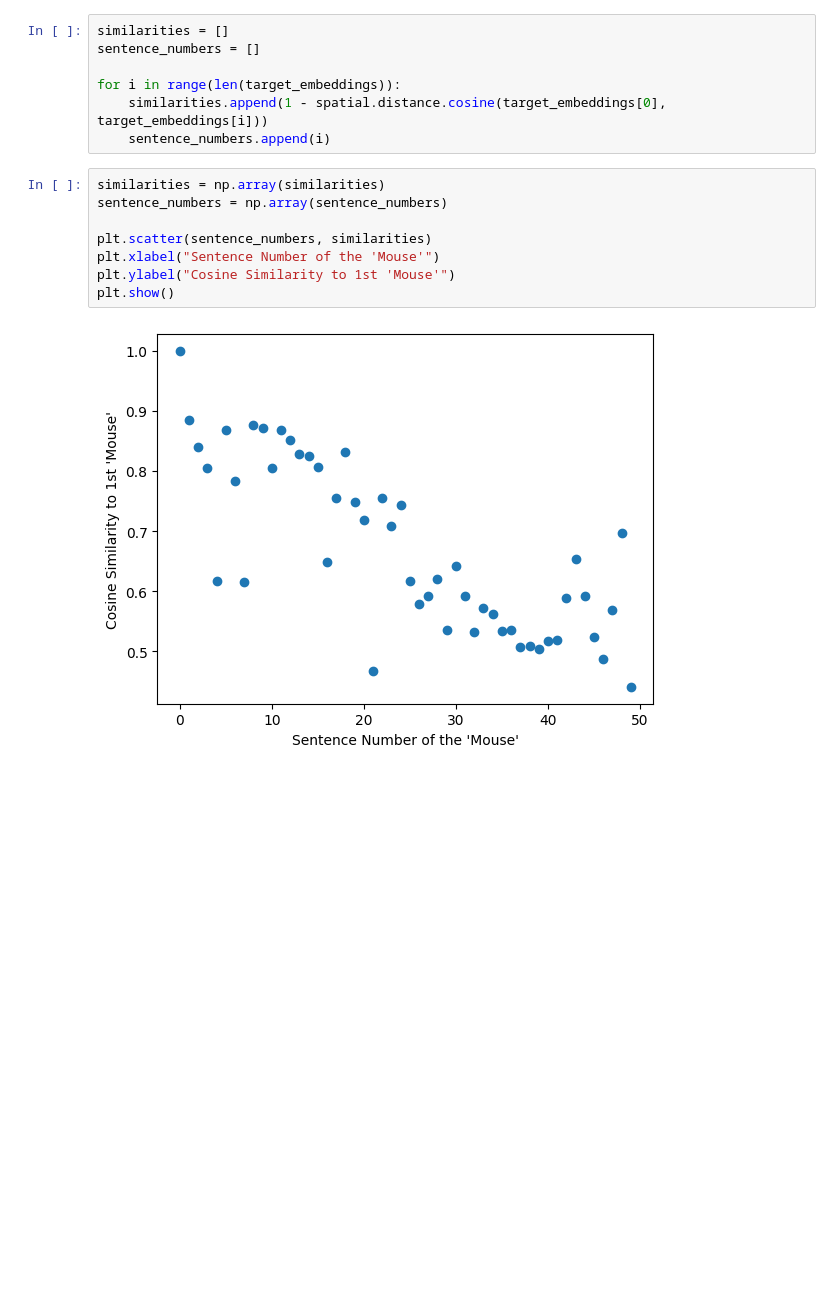
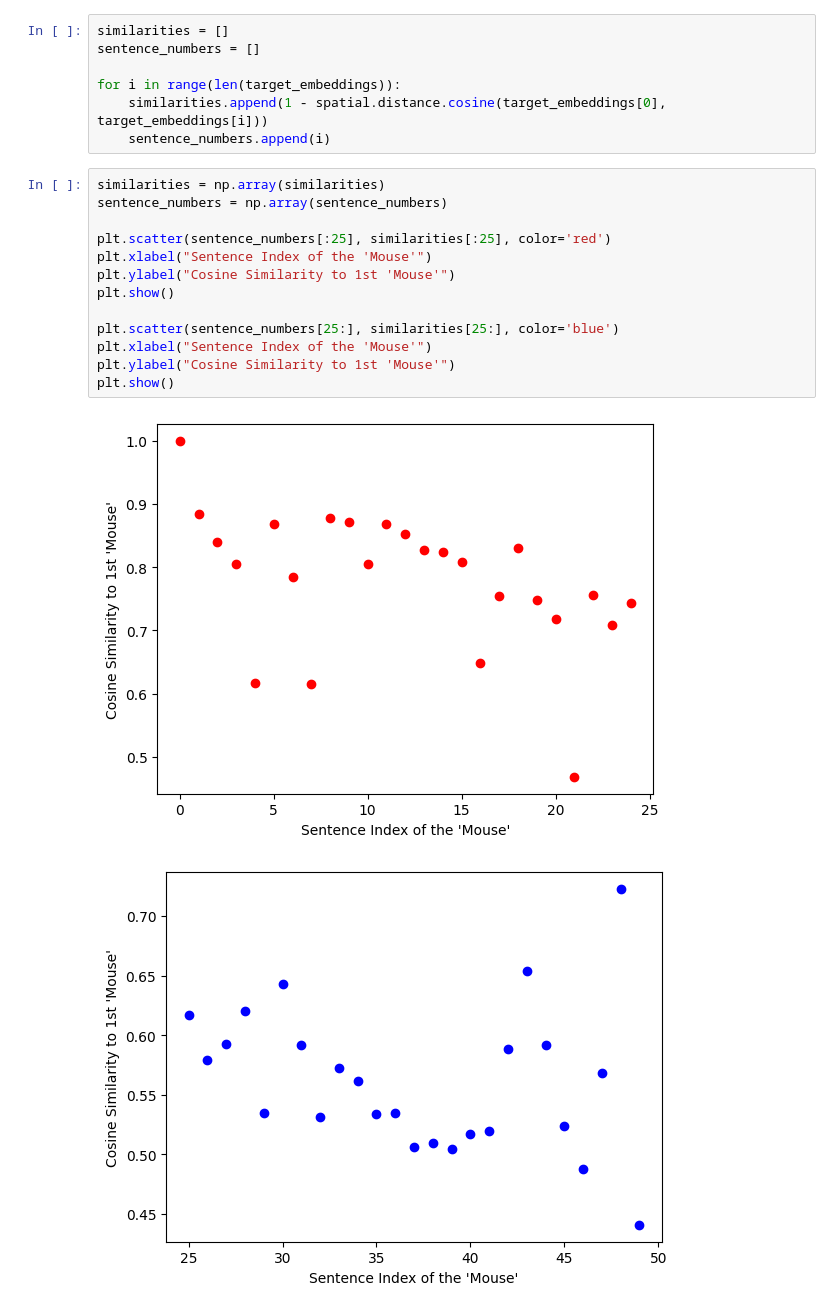
Before and after one commit to RiceFarmer1/machine_learning, a Jupyter notebook: BERT/contextualized_embedding.ipynb, the cells around one changed output. Drawn from its saved outputs; the diff is of its cells as text; blank space fills up the shorter version.

```diff
--- a/BERT/contextualized_embedding.ipynb
+++ b/BERT/contextualized_embedding.ipynb
@@ -79,10 +79,16 @@ for i in range(len(target_embeddings)):
 # %%
 similarities = np.array(similarities)
 sentence_numbers = np.array(sentence_numbers)
 
-plt.scatter(sentence_numbers, similarities)
-plt.xlabel("Sentence Number of the 'Mouse'")
+plt.scatter(sentence_numbers[:25], similarities[:25], color='red')
+plt.xlabel("Sentence Index of the 'Mouse'")
 plt.ylabel("Cosine Similarity to 1st 'Mouse'")
 plt.show()
+
+plt.scatter(sentence_numbers[25:], similarities[25:], color='blue')
+plt.xlabel("Sentence Index of the 'Mouse'")
+plt.ylabel("Cosine Similarity to 1st 'Mouse'")
+plt.show()
 # %% [output]
-[figure, old version]
+[figure, new version]
+[figure, added]
```
Also changed, not shown: parts of 1 cell of this notebook, 1 other file.
